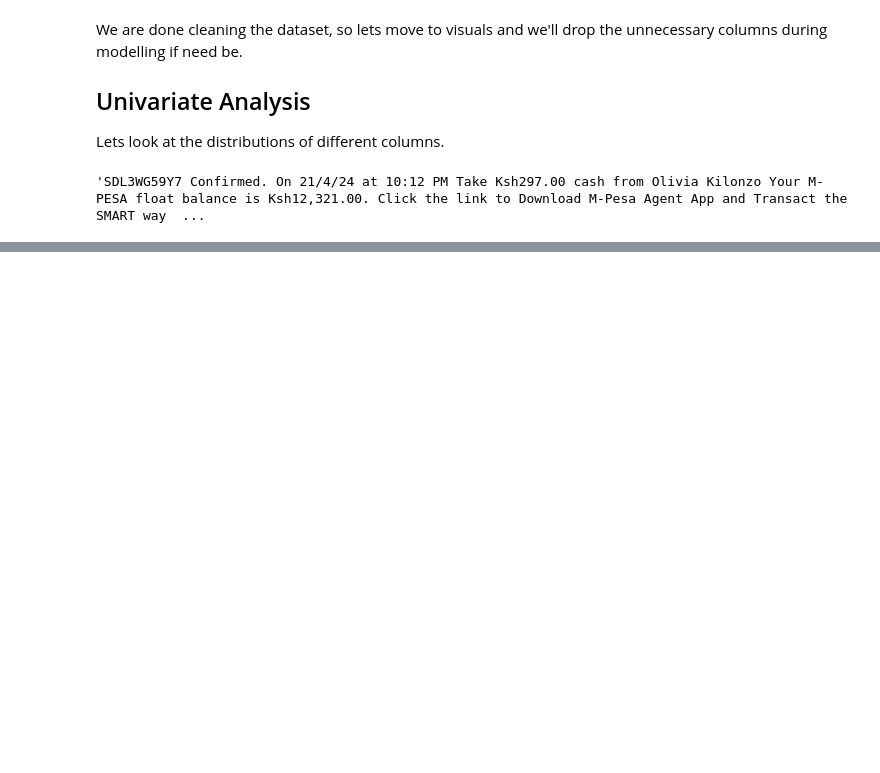
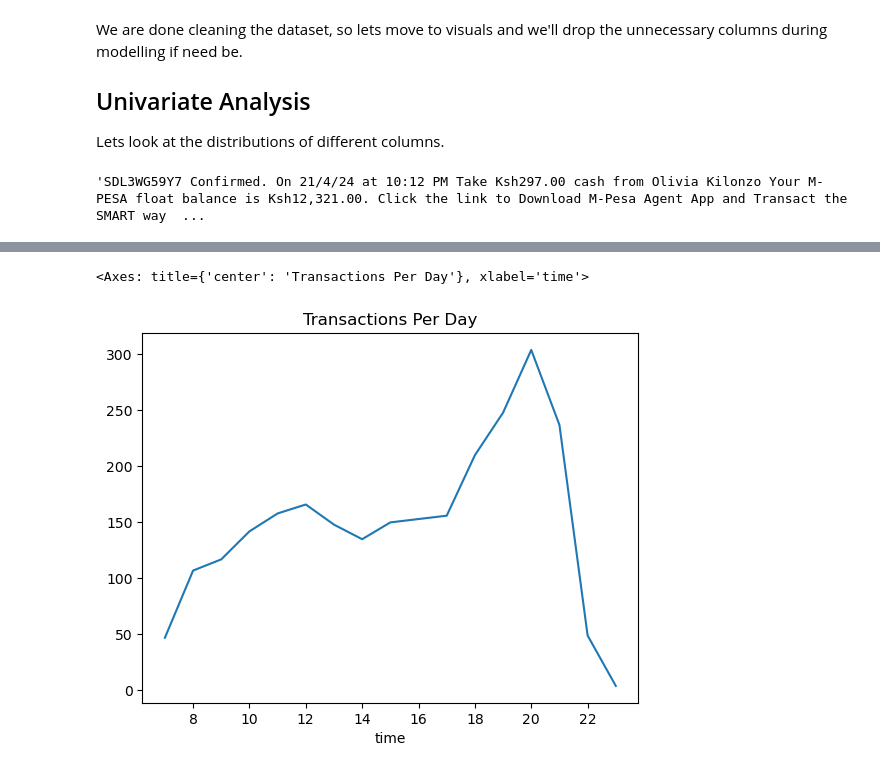
Before and after one commit to MarwaBrian/mpesa, a Jupyter notebook: index.ipynb, the cells around one changed output, grey strips where cells are left out. Cells and saved outputs as stored; diff of their text form; code cells hidden in the pictures; blank space fills up the shorter version.

```diff
--- a/index.ipynb
+++ b/index.ipynb
@@ -458,0 +542,7 @@ valid_transactions
+# %%
+model_df['time'] = pd.to_datetime(model_df['time'])
+
+model_df['time'].groupby(model_df['time'].dt.hour).size().plot(kind='line', title='Transactions Per Day')
+# %% [output]
+<Axes: title={'center': 'Transactions Per Day'}, xlabel='time'>
+[figure, added]
```
Also changed, not shown: parts of 12 cells of this notebook.
